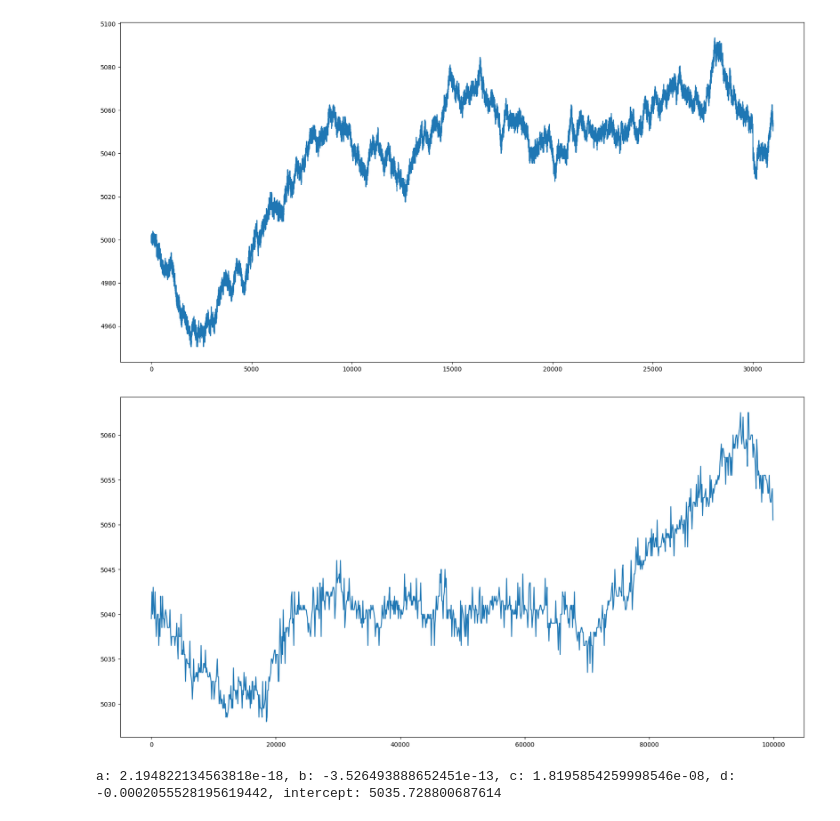
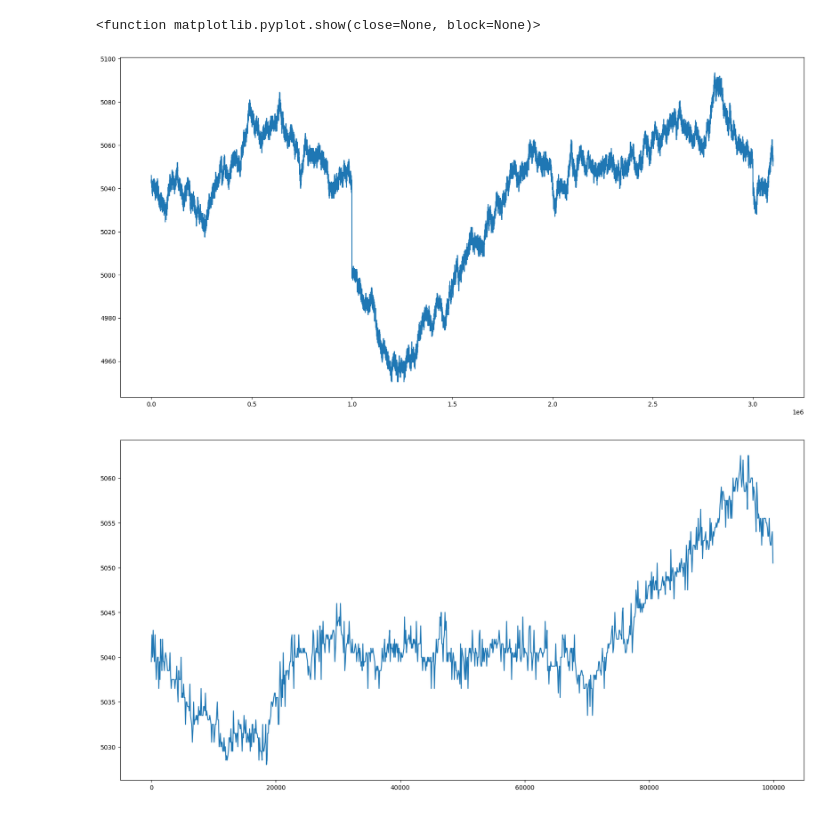
Before and after one commit to AlexMorrow239/Bonsai-IMC, a Jupyter notebook: alex/StockAnalysis.ipynb, the cells around one changed output. Saved outputs shown, nothing was run; the diff lists cells and outputs as text; code cells hidden in the pictures.

```diff
--- a/alex/StockAnalysis.ipynb
+++ b/alex/StockAnalysis.ipynb
@@ -3,36 +3,26 @@ import pandas as pd
 import numpy as np
 import matplotlib.pyplot as plt
 # %%
-day_neg_one = pd.read_csv('DayData/Day_-1.csv', delimiter=';')
-day_neg_two = pd.read_csv('DayData/Day_-2.csv', delimiter=';')
-day_zero = pd.read_csv('DayData/Day_0.csv', delimiter=';')
-day_one = pd.read_csv('DayData/Day_1.csv')
+cumulative_data = pd.concat([pd.read_csv('DayData/Day_-1.csv'), pd.read_csv('DayData/Day_-2.csv'), pd.read_csv('DayData/Day_0.csv'), pd.read_csv('DayData/Day_1.csv')])
+cumulative_data.reset_index(inplace=True)
+cumulative_data.drop(columns=['index'], inplace=True)
 
-cum_data = pd.concat([day_neg_two, day_neg_one, day_zero, day_one])
-cum_data.reset_index(inplace=True)
-
-cum_star = cum_data[cum_data['product'] == 'STARFRUIT']
-cum_star.reset_index(inplace=True)
+star_data = cumulative_data[cumulative_data['product'] == 'STARFRUIT'].copy()
+star_data['cumulative_timestamp'] = range(0, (len(star_data) * 100), 100)
+star_data.set_index('cumulative_timestamp', inplace=True)
 
 plt.figure(figsize=(20,10))
-plt.plot(cum_star.index, cum_star['mid_price'])
+plt.plot(star_data.index, star_data['mid_price'])
 plt.show
-
-a,b,c,d,intercept = np.polyfit(cum_star.index, cum_star['mid_price'], 4)
 # %% [output]
+<function matplotlib.pyplot.show(close=None, block=None)>
-[figure, old version]
+[figure, new version]
 # %%
-star_day_one = day_one[day_one['product'] == 'STARFRUIT']
+star_day_one = star_data[star_data['day'] == 1].copy()
 star_day_one.set_index('timestamp', inplace=True)
-
-star_day_one.to_csv('star_day_one.csv')
 
 plt.figure(figsize=(20,10))
 plt.plot(star_day_one.index, star_day_one['mid_price'])
 plt.show()
-
-a,b,c,d,intercept = np.polyfit(star_day_one.index, star_day_one['mid_price'], 4)
-print(f'a: {a}, b: {b}, c: {c}, d: {d}, intercept: {intercept}')
 # %% [output]
 [figure]
-a: 2.194822134563818e-18, b: -3.526493888652451e-13, c: 1.8195854259998546e-08, d: -0.0002055528195619442, intercept: 5035.728800687614
```
Also changed, not shown: parts of 3 cells of this notebook, 1 other file.
